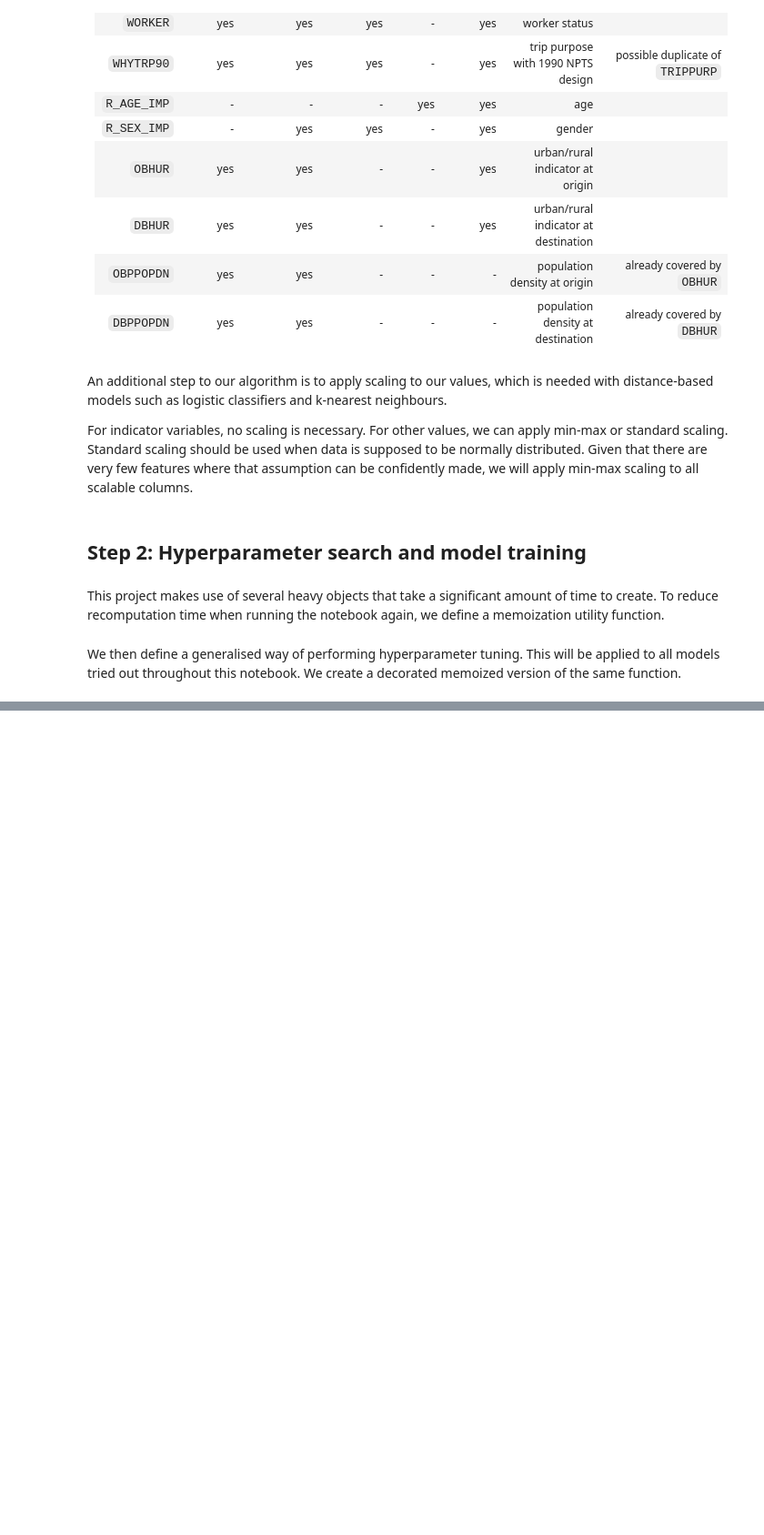
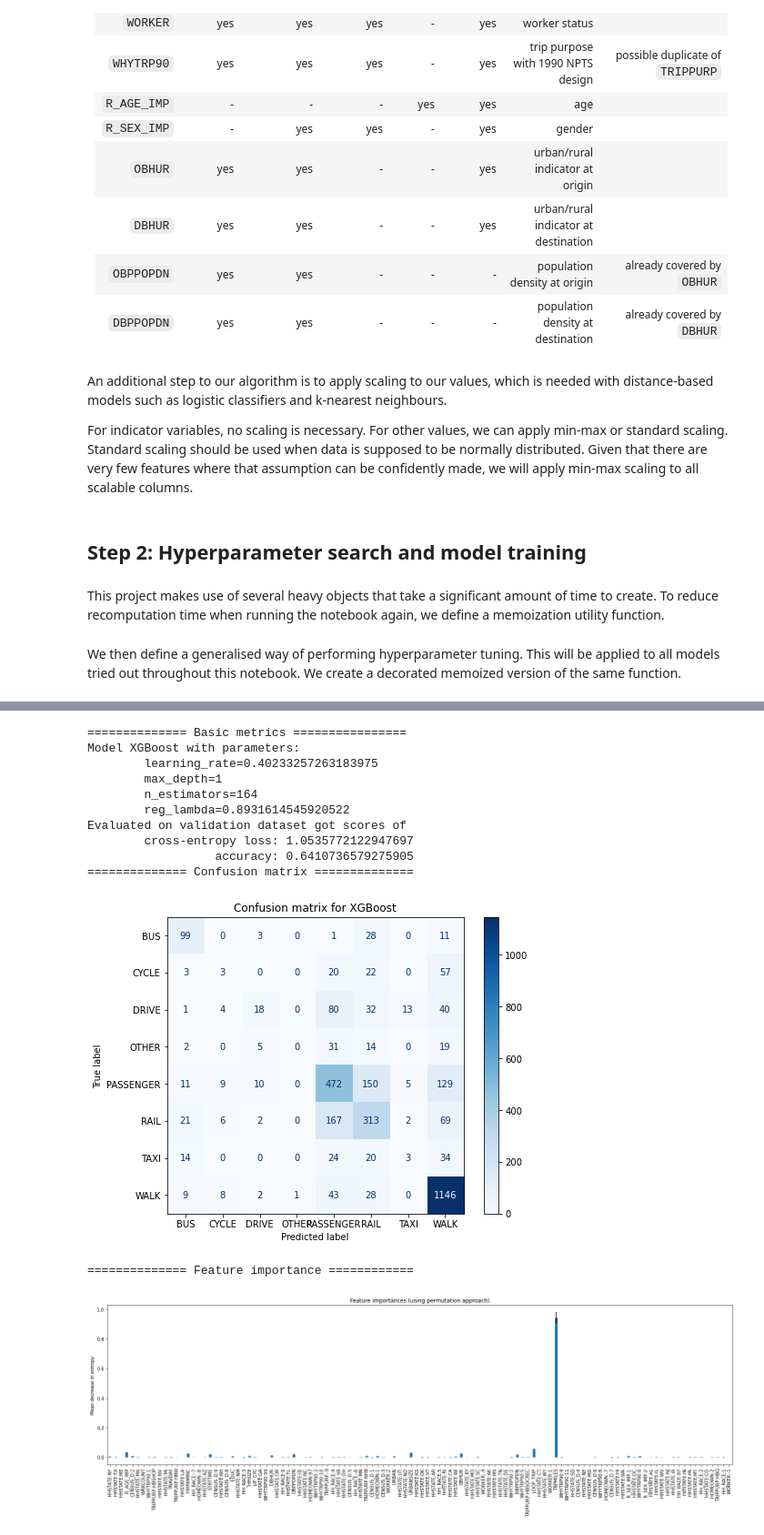
Before and after one commit to bataillard/DAMiT, a Jupyter notebook: ML Mode Choice/Model_NHTS_mode_choice.ipynb, the cells around one changed output, grey strips where cells are left out. Shown: that part at 91% size. Saved outputs shown, nothing was run; the diff lists cells and outputs as text; code cells hidden in the pictures; blank space fills up the shorter version.

```diff
--- a/ML Mode Choice/Model_NHTS_mode_choice.ipynb
+++ b/ML Mode Choice/Model_NHTS_mode_choice.ipynb
@@ -319,0 +525,16 @@ X_scaled
+# %%
+evaluate_model("XGBoost", best_xgb, xgbsearch)
+# %% [output]
+============== Basic metrics ================
+Model XGBoost with parameters:
+        learning_rate=0.40233257263183975
+        max_depth=1
+        n_estimators=164
+        reg_lambda=0.8931614545920522
+Evaluated on validation dataset got scores of
+        cross-entropy loss: 1.0535772122947697
+                  accuracy: 0.6410736579275905
+============== Confusion matrix ==============
+[figure, added]
+============== Feature importance ============
+[figure, added]
```
Also changed, not shown: parts of 43 cells of this notebook, 23 other files.
